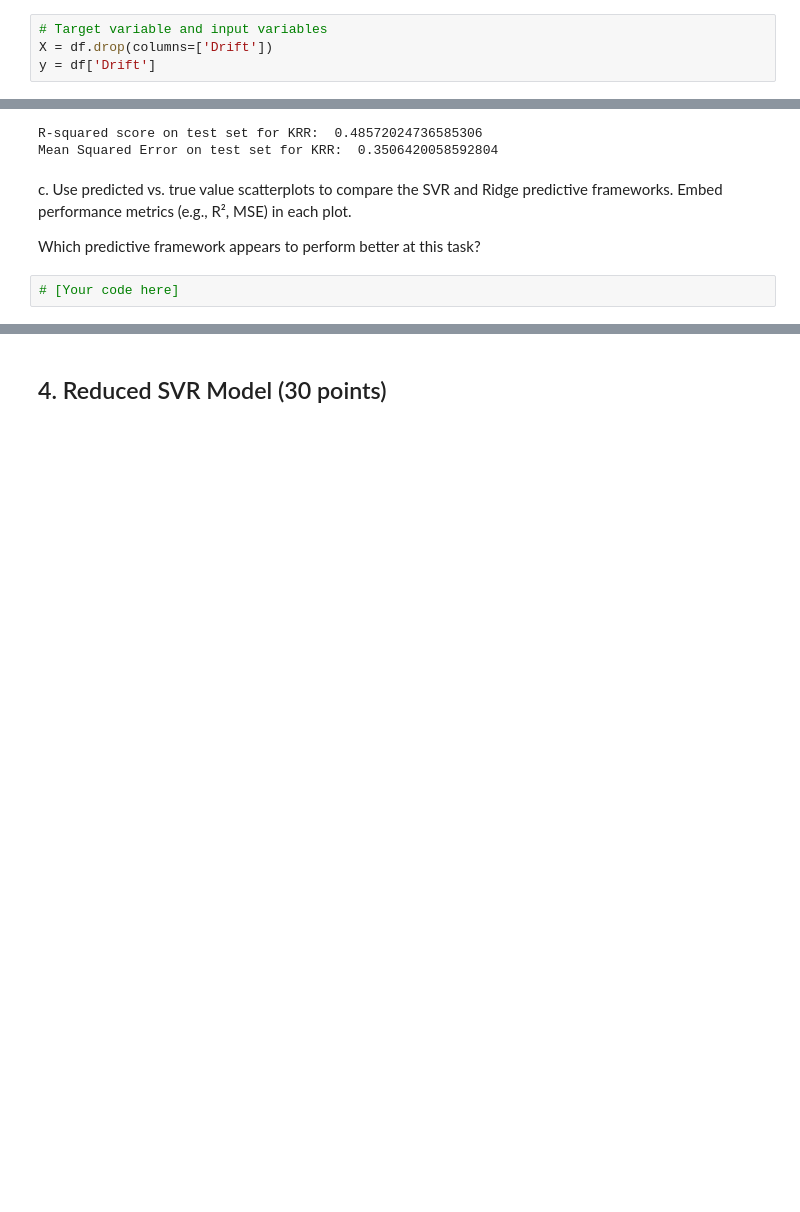
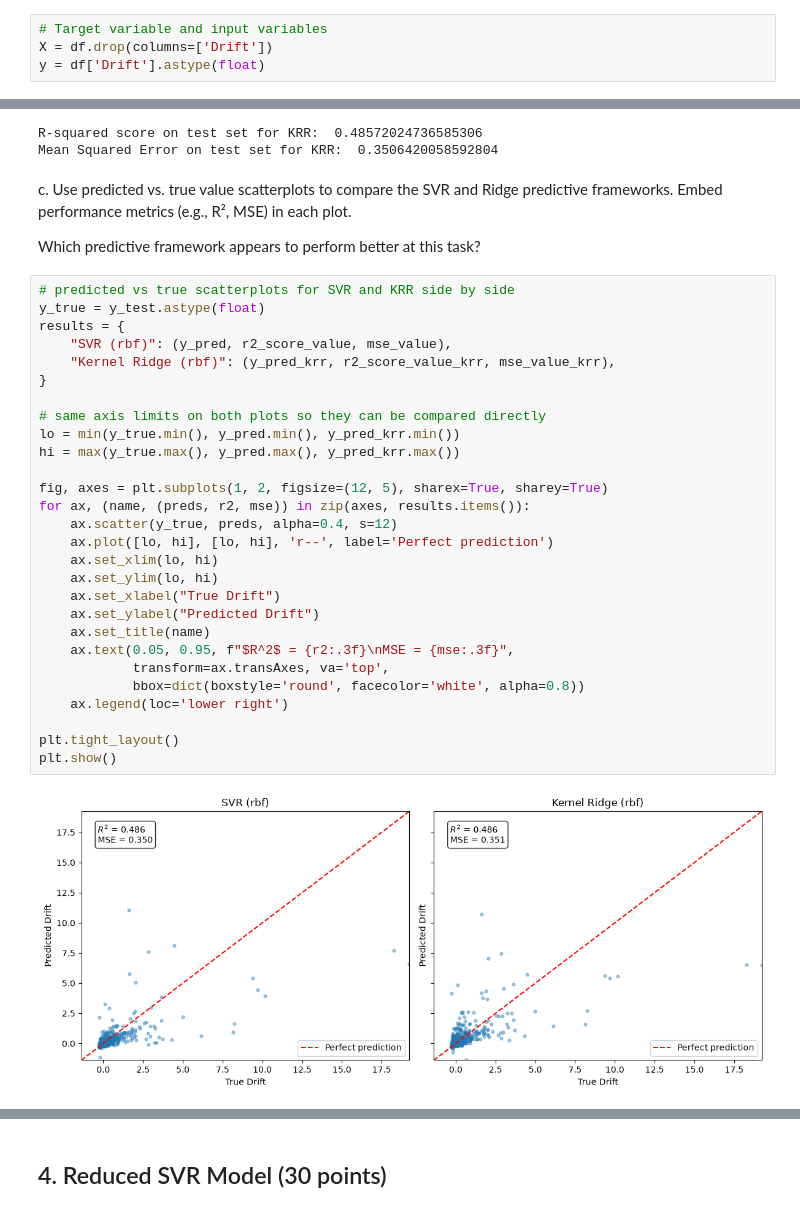
Before and after one commit to Ryanmh1024/machine_learning_lab01, a Jupyter notebook: LAB2/JD-2-seismic-support-vector-regression.ipynb, the cells around one changed output, grey strips where cells are left out. Drawn from its saved outputs; the diff is of its cells as text; blank space fills up the shorter version.

```diff
--- a/LAB2/JD-2-seismic-support-vector-regression.ipynb
+++ b/LAB2/JD-2-seismic-support-vector-regression.ipynb
@@ -148,7 +148,7 @@ df = df.drop(index=6240).reset_index(drop=True)
 # %%
 # Target variable and input variables
 X = df.drop(columns=['Drift'])
-y = df['Drift']
+y = df['Drift'].astype(float)
 # %% [markdown]
 b. Explore the distribution of the target variable (Drift), and create scatterplots between Drift and input features.
 # %%
@@ -327,4 +327,32 @@ c. Use predicted vs. true value scatterplots to compare the SVR and Ridge predic
 
 Which predictive framework appears to perform better at this task?
 # %%
-# [Your code here]
+# predicted vs true scatterplots for SVR and KRR side by side
+y_true = y_test.astype(float)
+results = {
+    "SVR (rbf)": (y_pred, r2_score_value, mse_value),
+    "Kernel Ridge (rbf)": (y_pred_krr, r2_score_value_krr, mse_value_krr),
+}
+
+# same axis limits on both plots so they can be compared directly
+lo = min(y_true.min(), y_pred.min(), y_pred_krr.min())
+hi = max(y_true.max(), y_pred.max(), y_pred_krr.max())
+
+fig, axes = plt.subplots(1, 2, figsize=(12, 5), sharex=True, sharey=True)
+for ax, (name, (preds, r2, mse)) in zip(axes, results.items()):
+    ax.scatter(y_true, preds, alpha=0.4, s=12)
+    ax.plot([lo, hi], [lo, hi], 'r--', label='Perfect prediction')
+    ax.set_xlim(lo, hi)
+    ax.set_ylim(lo, hi)
+    ax.set_xlabel("True Drift")
+    ax.set_ylabel("Predicted Drift")
+    ax.set_title(name)
+    ax.text(0.05, 0.95, f"$R^2$ = {r2:.3f}\nMSE = {mse:.3f}",
+            transform=ax.transAxes, va='top',
+            bbox=dict(boxstyle='round', facecolor='white', alpha=0.8))
+    ax.legend(loc='lower right')
+
+plt.tight_layout()
+plt.show()
+# %% [output]
+[figure, added]
```
Also changed, not shown: parts of 3 cells of this notebook.
